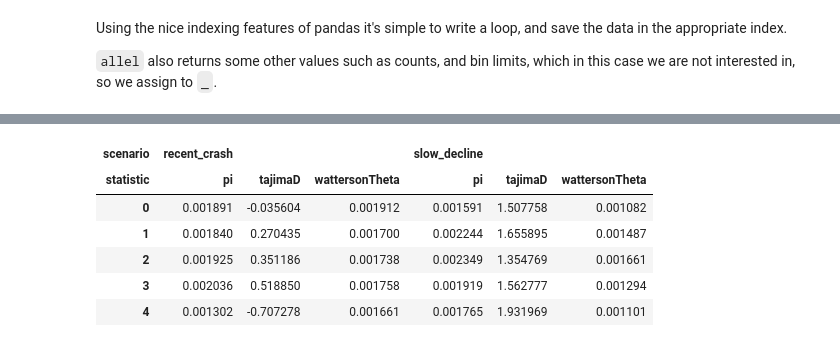
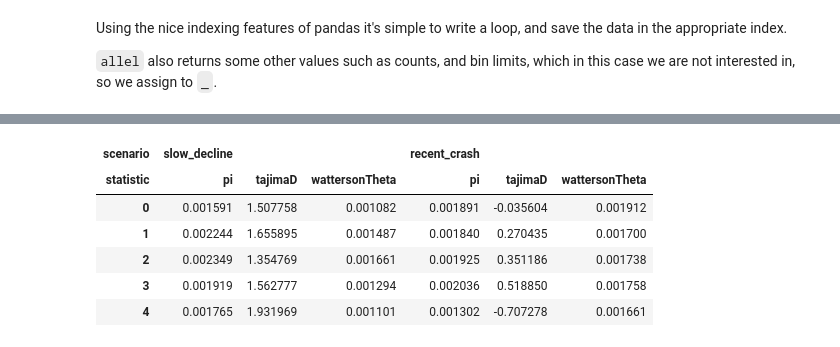
Before and after one commit to hardingnj/hardingnj.github.io, a Jupyter notebook: _posts/2017-07-17-power-of-correct-tools.ipynb, the cells around one changed output, grey strips where cells are left out. Cells and saved outputs as stored; diff of their text form; code cells hidden in the pictures.

```diff
--- a/_posts/2017-07-17-power-of-correct-tools.ipynb
+++ b/_posts/2017-07-17-power-of-correct-tools.ipynb
@@ -171,10 +170,0 @@ Wall time: 8.11 µs
-# %%
-df.head()
-# %% [output]
-| scenario | recent_crash |  |  | slow_decline |  |  |
-| statistic | pi | tajimaD | wattersonTheta | pi | tajimaD | wattersonTheta |
-| 0 | 0.001891 | -0.035604 | 0.001912 | 0.001591 | 1.507758 | 0.001082 |
-| 1 | 0.001840 | 0.270435 | 0.001700 | 0.002244 | 1.655895 | 0.001487 |
-| 2 | 0.001925 | 0.351186 | 0.001738 | 0.002349 | 1.354769 | 0.001661 |
-| 3 | 0.002036 | 0.518850 | 0.001758 | 0.001919 | 1.562777 | 0.001294 |
-| 4 | 0.001302 | -0.707278 | 0.001661 | 0.001765 | 1.931969 | 0.001101 |
@@ -181,3 +173,13 @@ df.head()
+# %%
+HTML(df.head().to_html())
+# %% [output]
+| scenario | slow_decline |  |  | recent_crash |  |  |
+| statistic | pi | tajimaD | wattersonTheta | pi | tajimaD | wattersonTheta |
+| 0 | 0.001591 | 1.507758 | 0.001082 | 0.001891 | -0.035604 | 0.001912 |
+| 1 | 0.002244 | 1.655895 | 0.001487 | 0.001840 | 0.270435 | 0.001700 |
+| 2 | 0.002349 | 1.354769 | 0.001661 | 0.001925 | 0.351186 | 0.001738 |
+| 3 | 0.001919 | 1.562777 | 0.001294 | 0.002036 | 0.518850 | 0.001758 |
+| 4 | 0.001765 | 1.931969 | 0.001101 | 0.001302 | -0.707278 | 0.001661 |
 # %%
 sns.factorplot(x="scenario", y="value", col="statistic",
                data=df.melt(),
```
Also changed, not shown: parts of 4 cells of this notebook, 2 other files.
